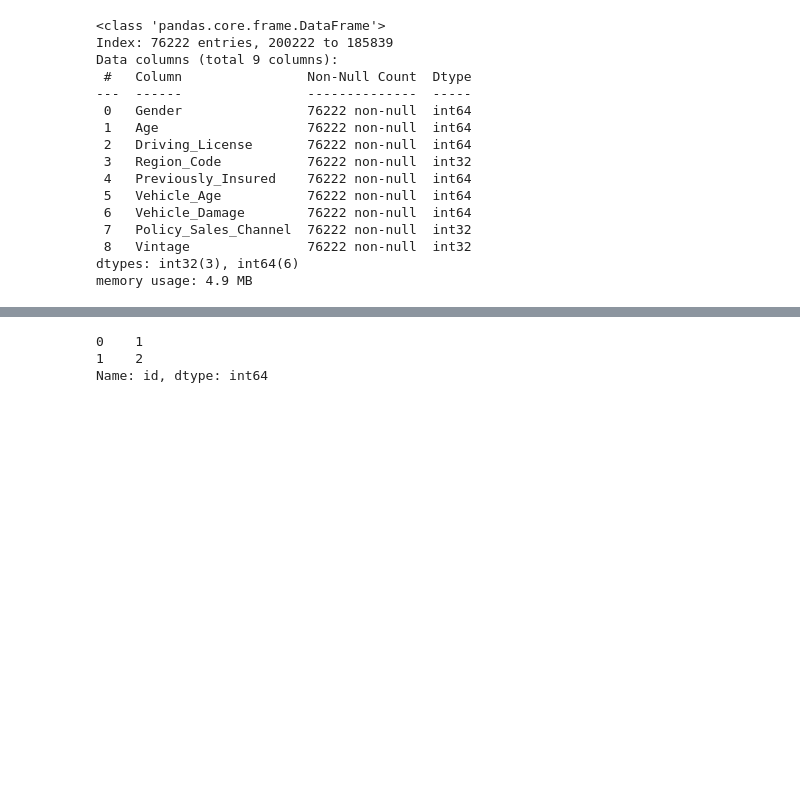
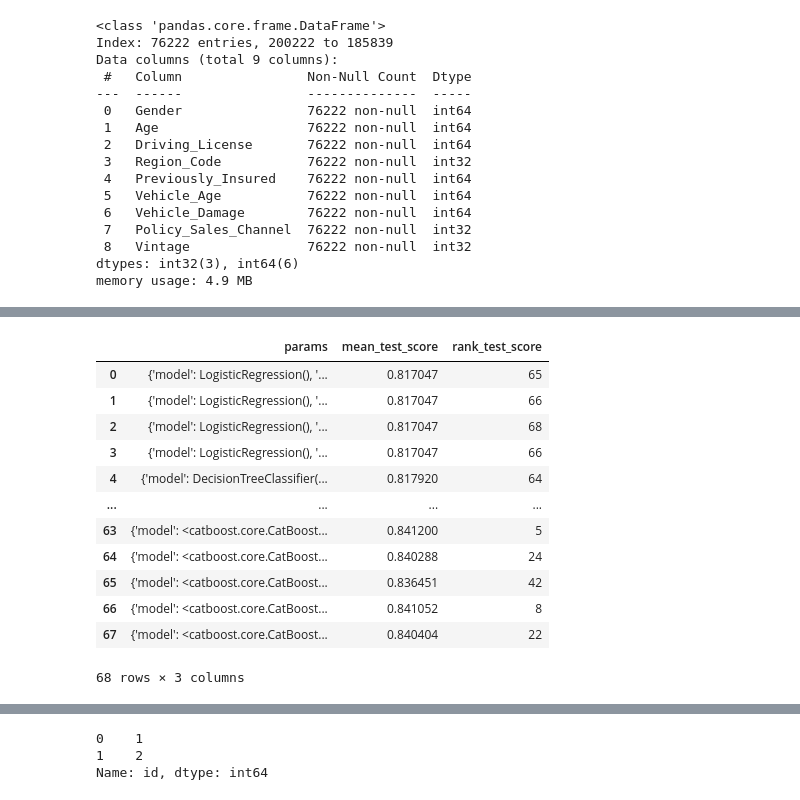
Before and after one commit to heberianmani/ds23_future_datascience_legend_work, a Jupyter notebook: Hackthon_30_11/cross_sell_prediction.ipynb, the cells around one changed output, grey strips where cells are left out. Cells and saved outputs as stored; diff of their text form; code cells hidden in the pictures; blank space fills up the shorter version.

```diff
--- a/Hackthon_30_11/cross_sell_prediction.ipynb
+++ b/Hackthon_30_11/cross_sell_prediction.ipynb
@@ -663,0 +754,18 @@ memory usage: 4.9 MB
+# %%
+res_df_3 = pd.DataFrame(grid.cv_results_,)
+pd.set_option('display.max_colwidth',150)
+res_df_3[['params','mean_test_score','rank_test_score']]
+# %% [output]
+|  | params | mean_test_score | rank_test_score |
+| 0 | {'model': LogisticRegression(), '... | 0.817047 | 65 |
+| 1 | {'model': LogisticRegression(), '... | 0.817047 | 66 |
+| 2 | {'model': LogisticRegression(), '... | 0.817047 | 68 |
+| 3 | {'model': LogisticRegression(), '... | 0.817047 | 66 |
+| 4 | {'model': DecisionTreeClassifier(... | 0.817920 | 64 |
+| ... | ... | ... | ... |
+| 63 | {'model': <catboost.core.CatBoost... | 0.841200 | 5 |
+| 64 | {'model': <catboost.core.CatBoost... | 0.840288 | 24 |
+| 65 | {'model': <catboost.core.CatBoost... | 0.836451 | 42 |
+| 66 | {'model': <catboost.core.CatBoost... | 0.841052 | 8 |
+| 67 | {'model': <catboost.core.CatBoost... | 0.840404 | 22 |
+68 rows × 3 columns
```
Also changed, not shown: parts of 13 cells of this notebook, 6 other files.
